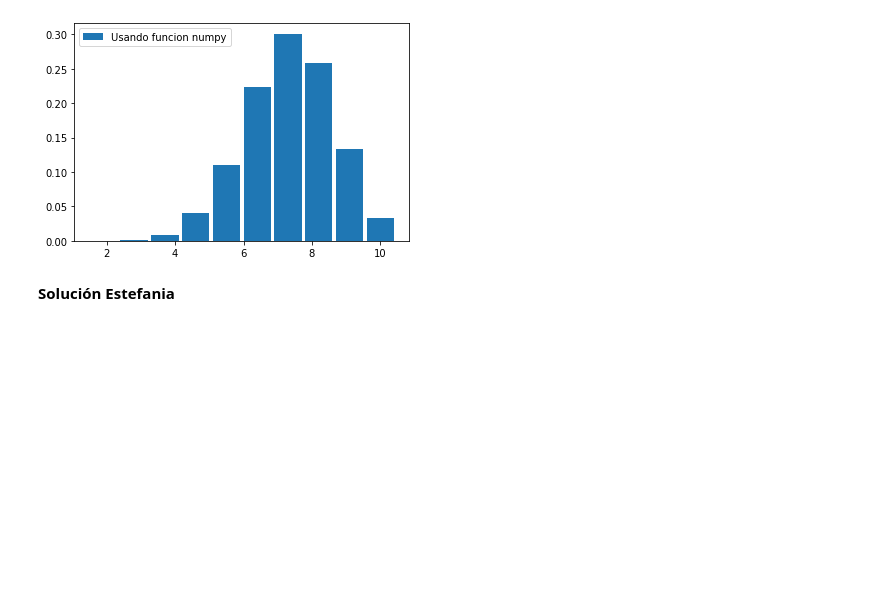
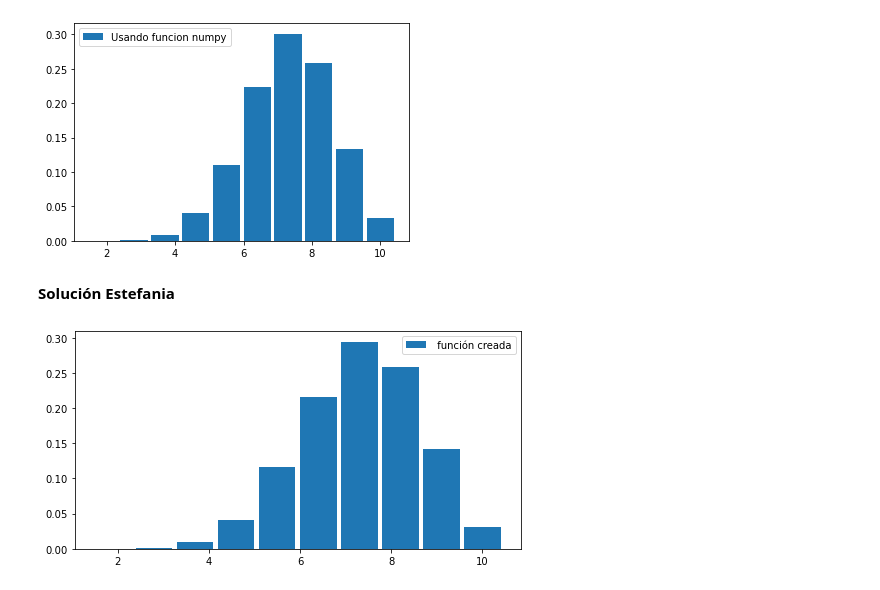
Before and after one commit to cristinalobera/Tarea5_CLobera_EMeza, a Jupyter notebook: Tarea5_CLobera_EMeza.ipynb, the cells around one changed output. Drawn from its saved outputs; the diff is of its cells as text; code cells hidden in the pictures; blank space fills up the shorter version.

```diff
--- a/Tarea5_CLobera_EMeza.ipynb
+++ b/Tarea5_CLobera_EMeza.ipynb
@@ -98,3 +115,43 @@ plot_histogram_discrete(d_bino_numpy, 'Usando funcion numpy')
 [figure]
 # %% [markdown]
 **Solución Estefania**
+# %%
+#distribución discreta
+def Gen_distr_discreta(X:'vector de números random',
+                       prob_ac: 'Probabilidad Acumulada de la distribución a generar'):
+    v = np.array(list(map(lambda j:sum(1 for i in prob_ac if i<X[j]),range(N))))
+    return v
+
+def plot_histogram_discrete(distribucion:'Dist dada',
+                            label:'label del legend ',
+                            densidad:'histograma en densidad'=True):
+
+
+    plt.figure(figsize=[8,4])
+    y,x = np.histogram(distribucion,bins = len(set(distribucion)),density = densidad)
+    plt.bar(x[1:],y,label=label)
+    plt.legend()
+    plt.show()
+
+def P_acum_binomial(n,p):
+    Pr = np.zeros(n)
+    Pr[0] = (1-p)**n
+    def pr(i):
+        nonlocal Pr
+        c  = p/(1-p)
+        Pr[i+1]=(c*(n-i)/(i+1))*Pr[i]
+
+    # Lleno el vector Pr usando compresión de listas
+    [pr(i) for i in range(n-1)]
+    return np.cumsum(Pr)
+
+# def(n,p,N):
+n = 10; p = 0.7; N = 10000
+p_acum = P_acum_binomial(n,p)
+u = np.random.rand(N)
+
+# Usando el método de la transformada inversa
+dist_binomial = Gen_distr_discreta(u,p_acum)
+plot_histogram_discrete(dist_binomial, ' función creada')
+# %% [output]
+[figure, added]
```
Also changed, not shown: parts of 2 cells of this notebook.
